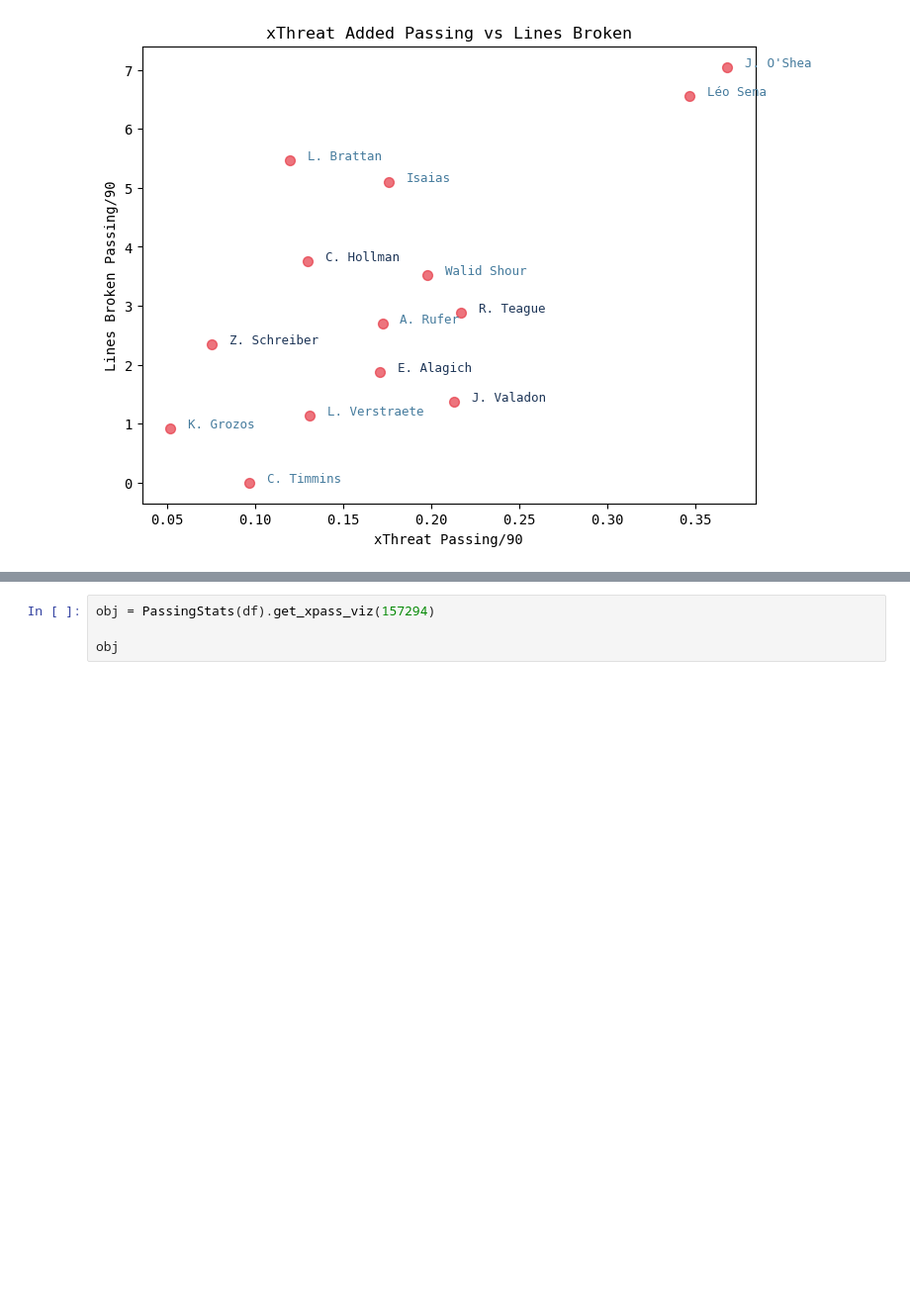
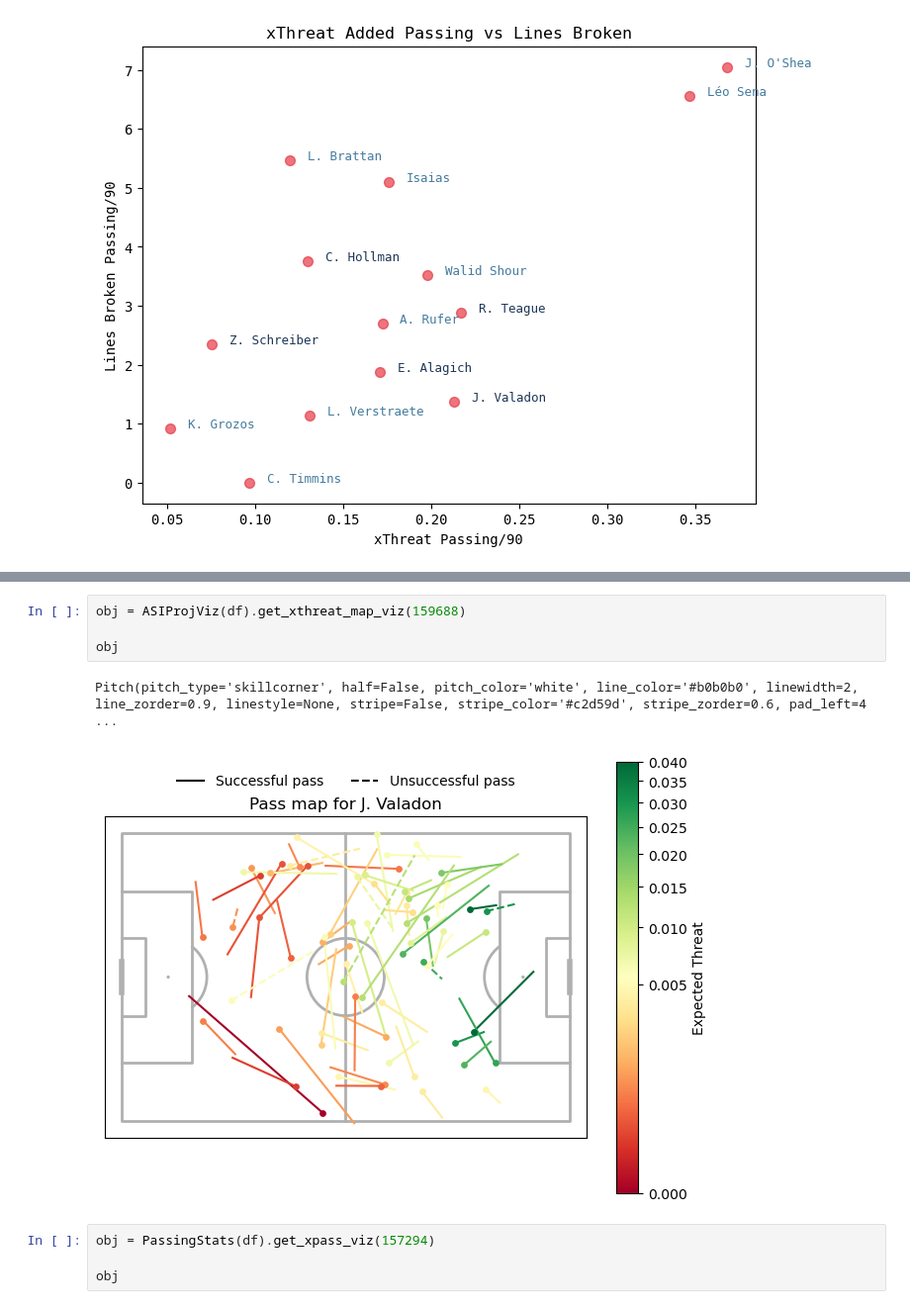
Before and after one commit to nkrackeler30/ASIProj, a Jupyter notebook: Data/ASIProj.ipynb, the cells around one changed output, grey strips where cells are left out. Shown at 99% size. Drawn from its saved outputs; the diff is of its cells as text; blank space fills up the shorter version.

```diff
--- a/Data/ASIProj.ipynb
+++ b/Data/ASIProj.ipynb
@@ -1319,3 +1377,10 @@ Pitch(pitch_type='skillcorner', half=False, pitch_color='white', line_color='#b0
+# %%
+obj = ASIProjViz(df).get_xthreat_map_viz(159688)
+
+obj
+# %% [output]
+Pitch(pitch_type='skillcorner', half=False, pitch_color='white', line_color='#b0b0b0', linewidth=2, line_zorder=0.9, linestyle=None, stripe=False, stripe_color='#c2d59d', stripe_zorder=0.6, pad_left=4 ...
+[figure, added]
 # %%
 obj = PassingStats(df).get_xpass_viz(157294)
 
```
Also changed, not shown: parts of 5 cells of this notebook.
